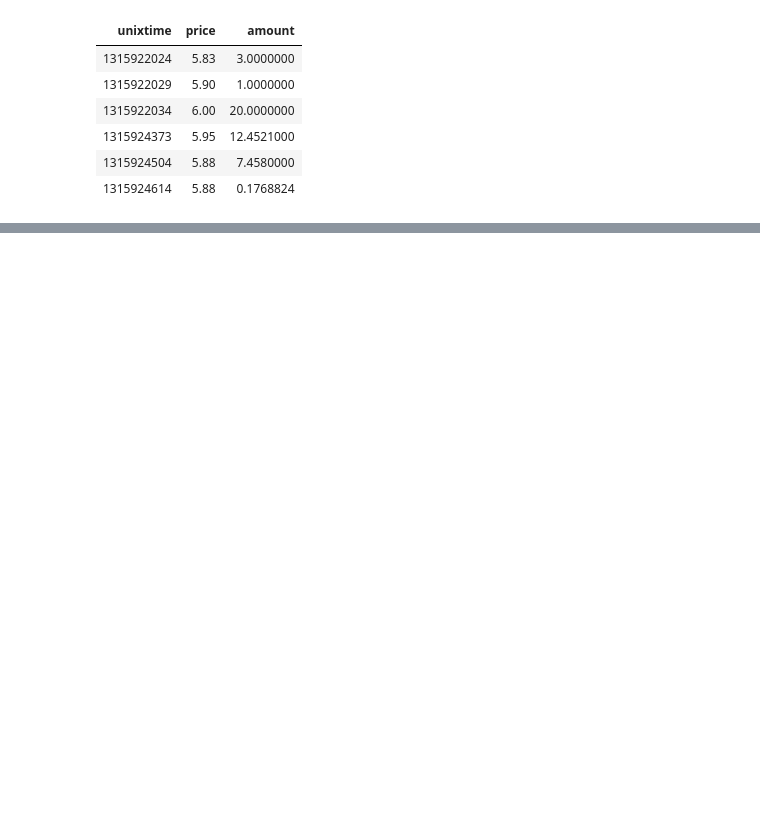
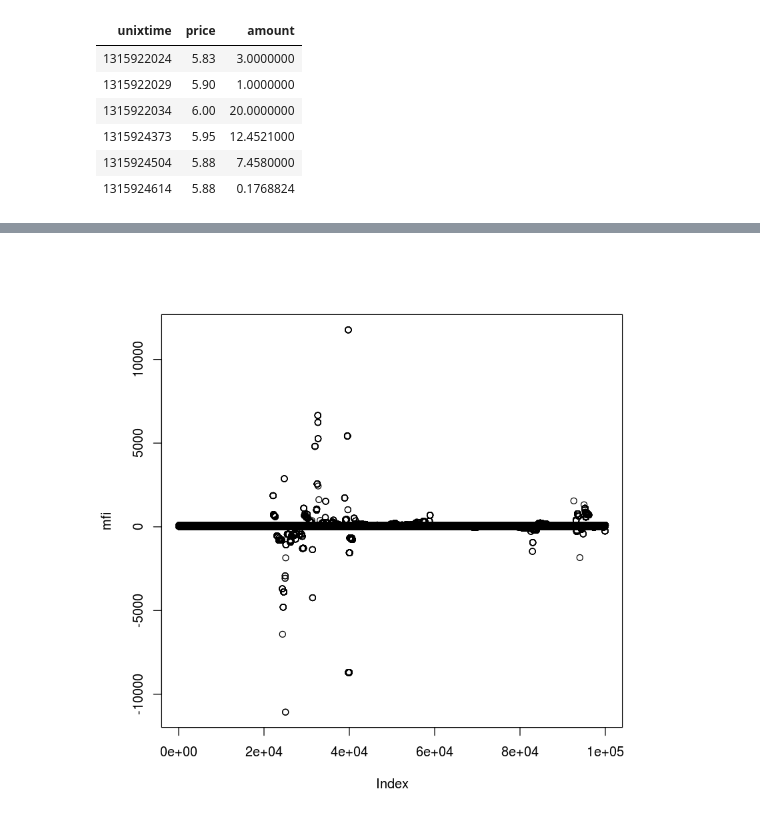
Before and after one commit to ivanbenas/TheBOTi, a Jupyter notebook: TheBOTi.ipynb, the cells around one changed output, grey strips where cells are left out. Drawn from its saved outputs; the diff is of its cells as text; code cells hidden in the pictures; blank space fills up the shorter version.

```diff
--- a/TheBOTi.ipynb
+++ b/TheBOTi.ipynb
@@ -57,0 +63,6 @@ plot(rsi) #Modo basico, ver documentacion para usarlo con criterio
+# %%
+mfi <- MFI(dataframe["price"], dataframe[,"amount"])
+# %%
+plot(mfi)
+# %% [output]
+[figure, added]
```
Also changed, not shown: parts of 6 cells of this notebook, 1 other file.
